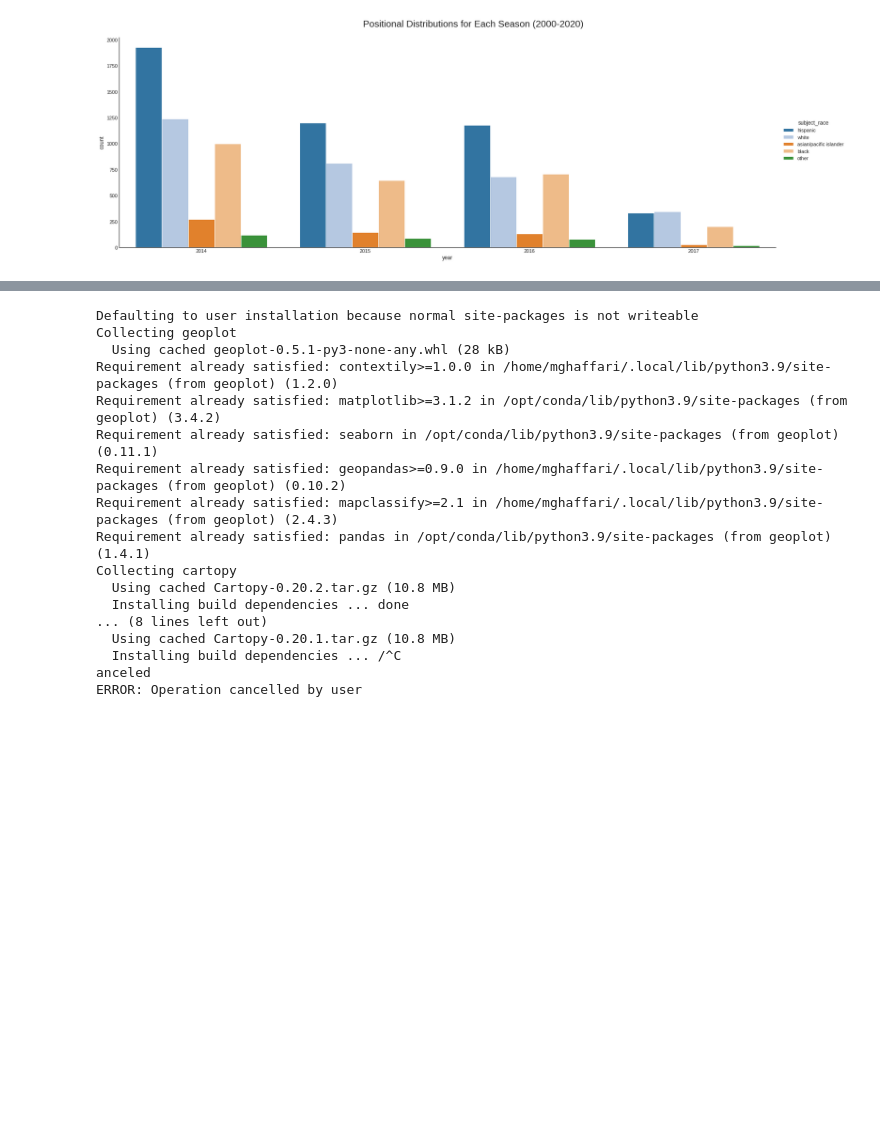
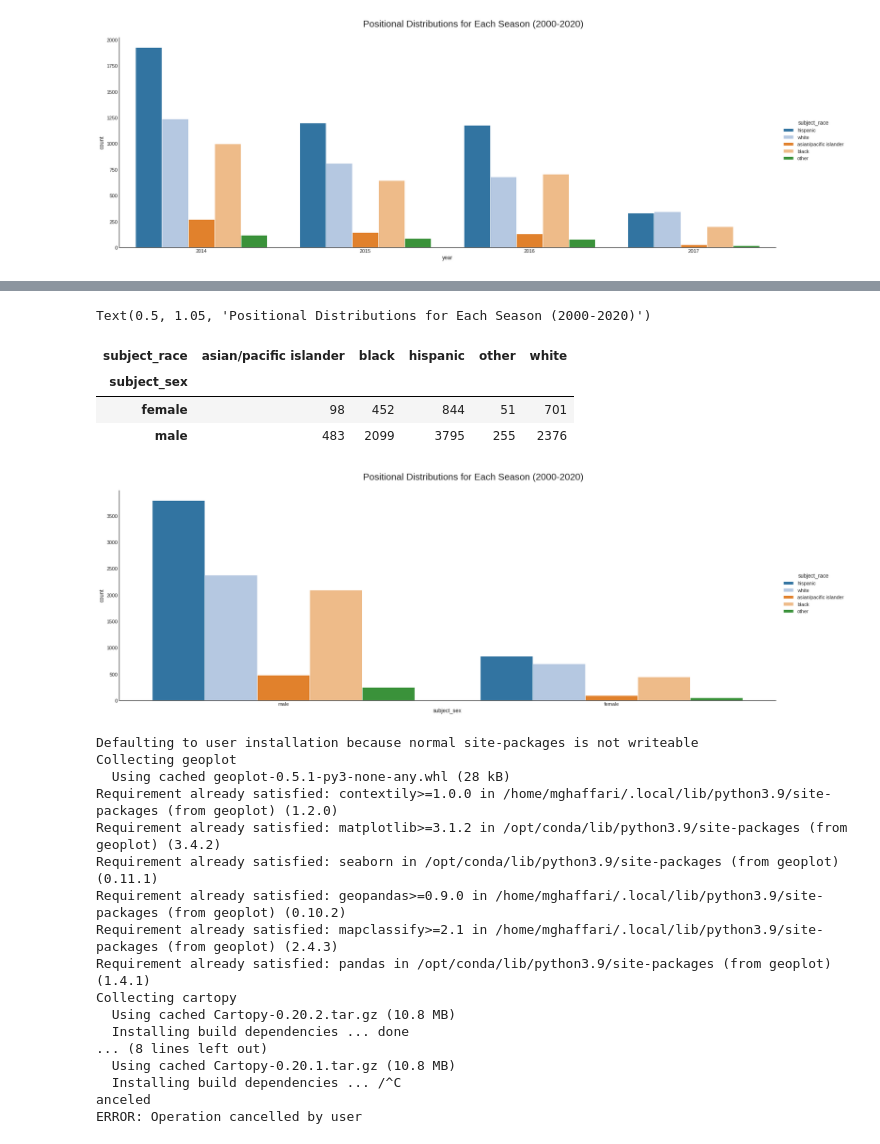
Before and after one commit to j1u/dsc167paper1, a Jupyter notebook: eda2.ipynb, the cells around one changed output, grey strips where cells are left out. Drawn from its saved outputs; the diff is of its cells as text; code cells hidden in the pictures; blank space fills up the shorter version.

```diff
--- a/eda2.ipynb
+++ b/eda2.ipynb
@@ -316,3 +339,20 @@ pivot
+# %%
+pivot = data.pivot_table(index = 'subject_sex', columns ='subject_race' ,
+                       aggfunc = 'count', values = 'outcome').fillna(0)
+
+g = sns.catplot(x='subject_sex', hue="subject_race",
+          data=data, palette='tab20',
+            kind="count", height=7, aspect=3, orient = "h", legend = True, legend_out = True);
+
+plt.suptitle("Positional Distributions for Each Season (2000-2020)", y =1.05,fontsize='xx-large');
+pivot
+# %% [output]
+Text(0.5, 1.05, 'Positional Distributions for Each Season (2000-2020)')
+| subject_race | asian/pacific islander | black | hispanic | other | white |
+| subject_sex |  |  |  |  |  |
+| female | 98 | 452 | 844 | 51 | 701 |
+| male | 483 | 2099 | 3795 | 255 | 2376 |
+[figure, added]
 # %%
 !pip install geoplot
 # %% [output]
```
Also changed, not shown: parts of 8 cells of this notebook.
